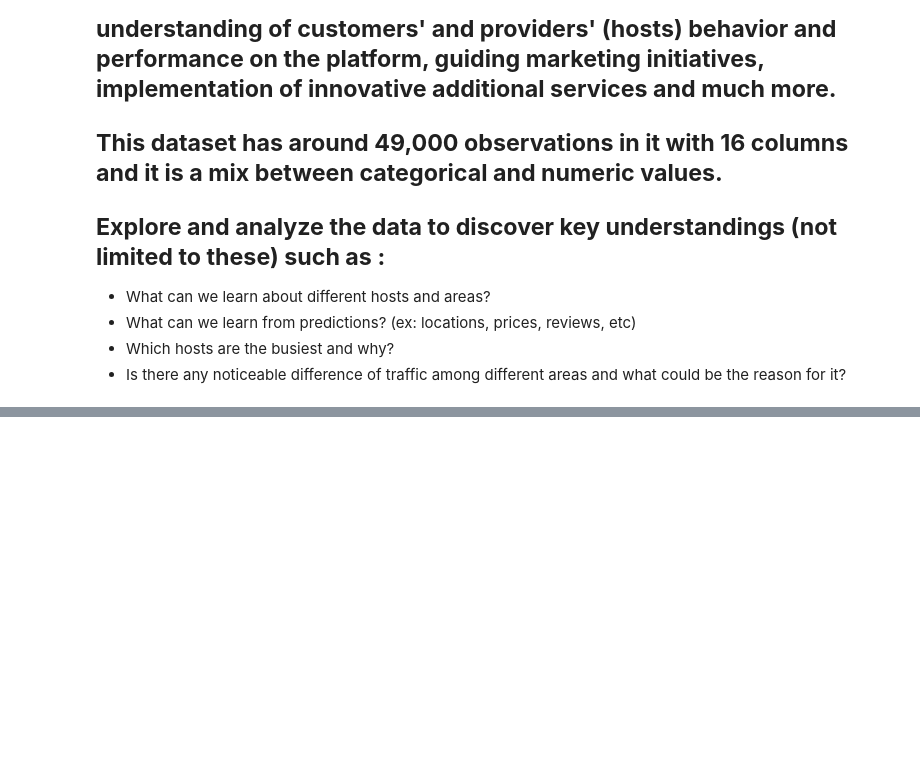
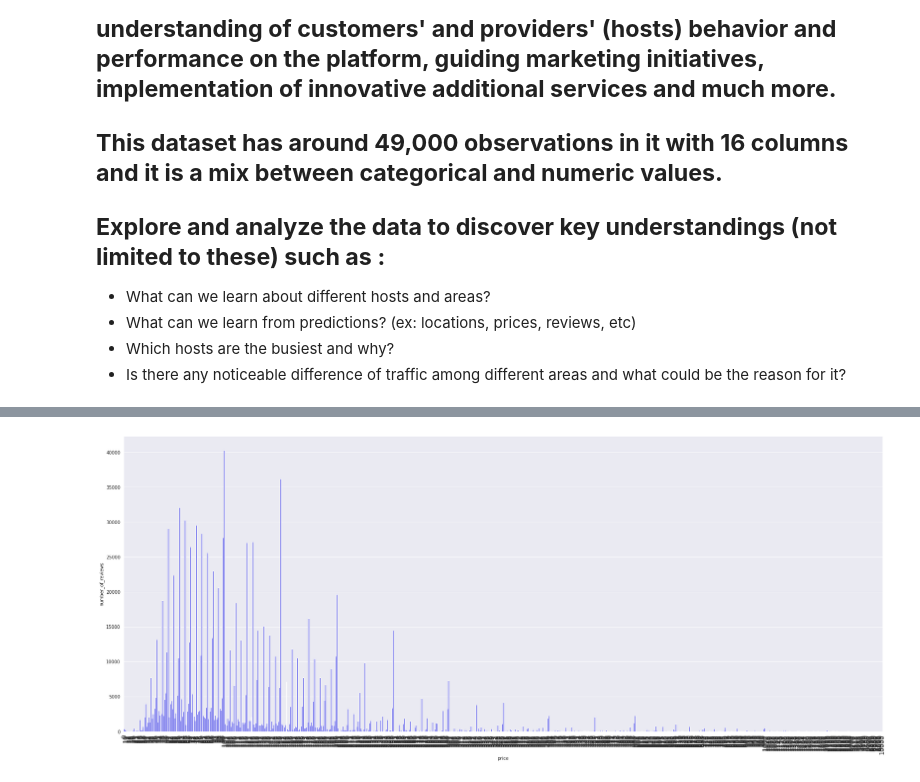
Before and after one commit to PranjalChaudhary/AirBnB-EDA-analysis, a Jupyter notebook: Airbnb_Bookings_Analysis.ipynb, the cells around one changed output, grey strips where cells are left out. Cells and saved outputs as stored; diff of their text form; code cells hidden in the pictures; blank space fills up the shorter version.

```diff
--- a/Airbnb_Bookings_Analysis.ipynb
+++ b/Airbnb_Bookings_Analysis.ipynb
@@ -12,0 +24,4 @@
+# %%
+#Loading the dataset
+file_path = '/content/drive/MyDrive/airbnb/AirbnbNYC2019.csv'
+df=pd.read_csv(file_path)
@@ -12,0 +120,3 @@
+# %%
+df.replace({'last_review':np.nan,'reviews_per_month':np.nan},0,inplace=True)
+df
@@ -12,0 +137,9 @@
+# %%
+data_price=df.groupby("price",as_index=False)['number_of_reviews'].sum()
+plt.rcParams["figure.figsize"] = [30,12]
+sns.set_style('darkgrid')
+vis1=sns.barplot(data=data_price,x='price',y='number_of_reviews',color='b')
+plt.xticks(rotation=90,fontsize=14)
+plt.show()
+# %% [output]
+[figure, added]
```
Also changed, not shown: parts of 10 cells of this notebook.
